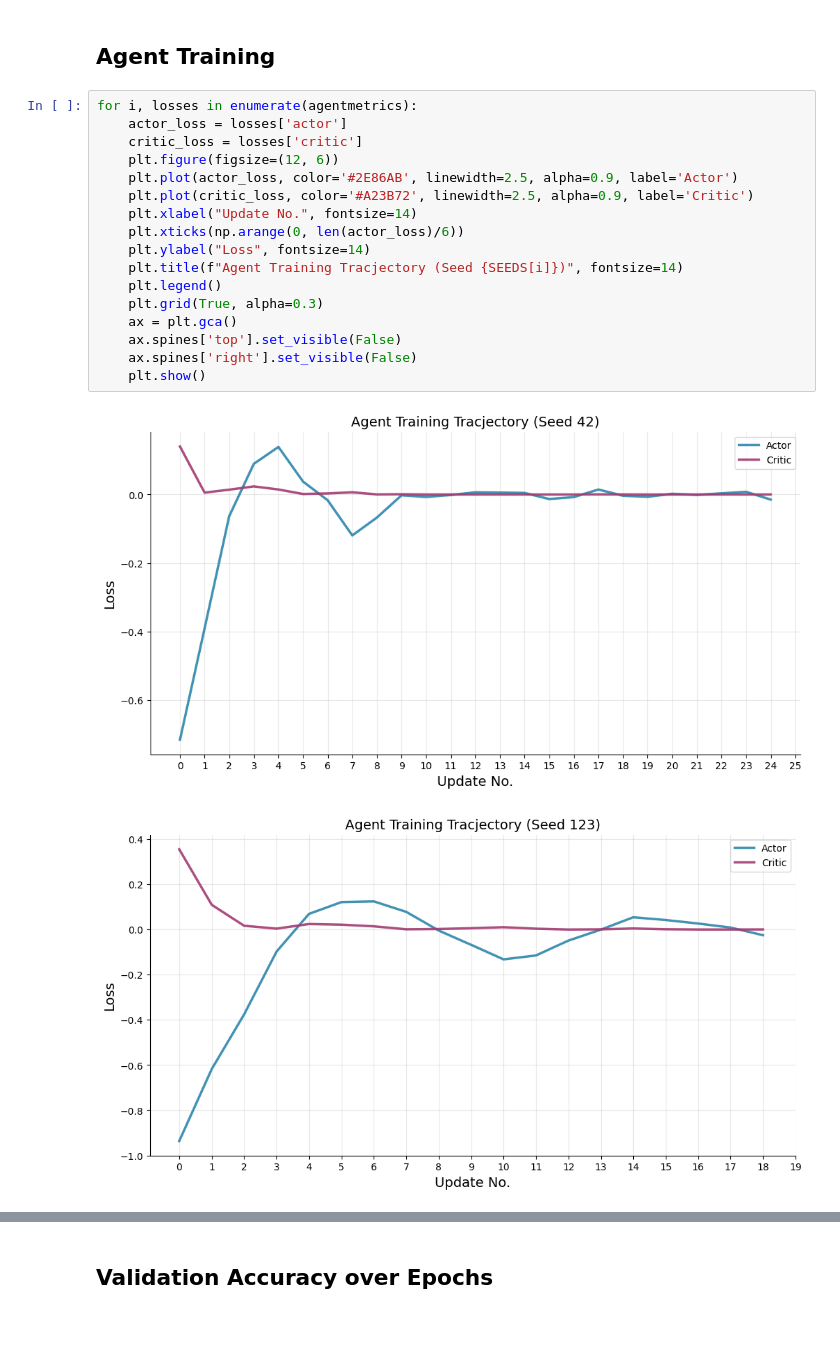
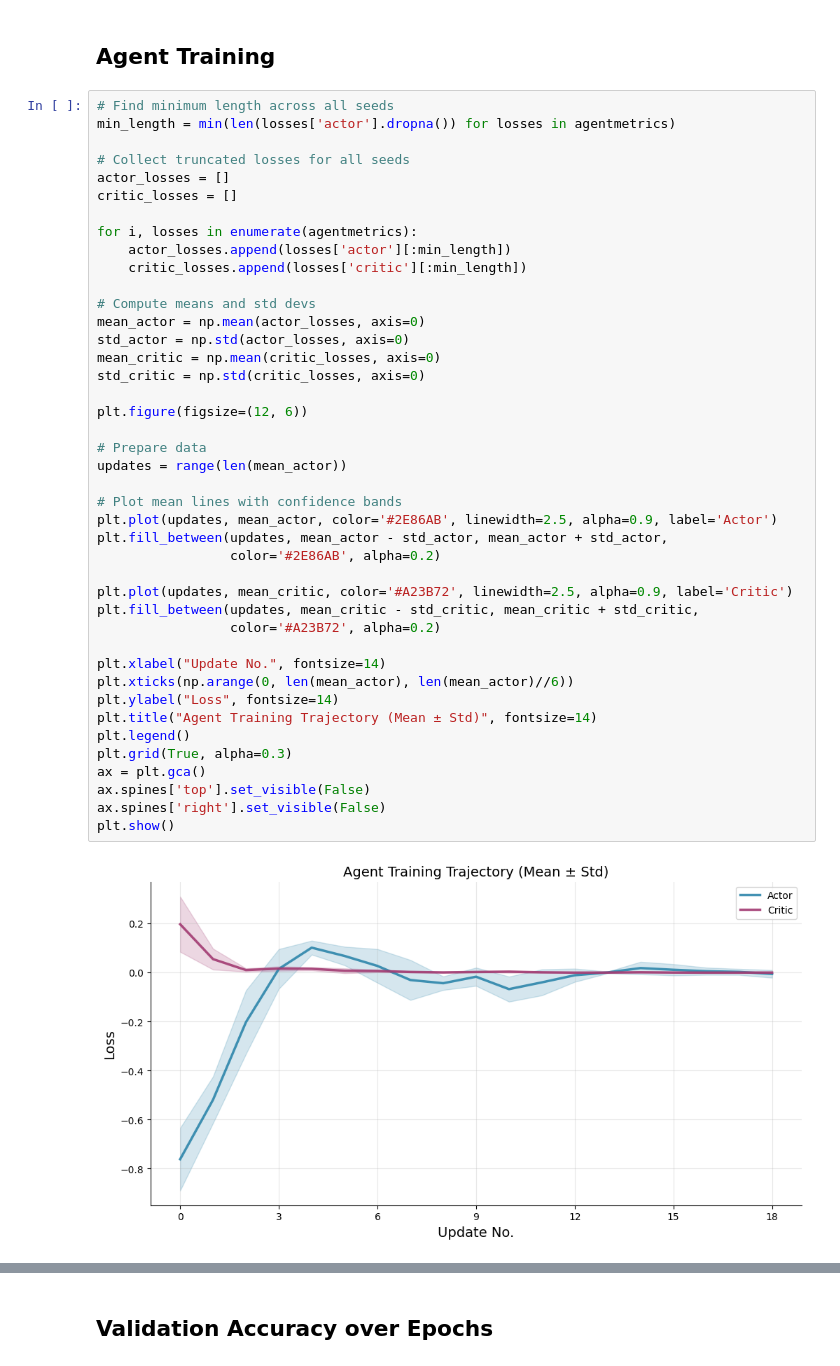
Before and after one commit to LiebenHaider/RLExam, a Jupyter notebook: src/Plots.ipynb, the cells around one changed output, grey strips where cells are left out. Cells and saved outputs as stored; diff of their text form; blank space fills up the shorter version.

```diff
--- a/src/Plots.ipynb
+++ b/src/Plots.ipynb
@@ -114,22 +141,46 @@ for i, seed in enumerate(SEEDS):
 # %% [markdown]
 ## Agent Training
 # %%
+# Find minimum length across all seeds
+min_length = min(len(losses['actor'].dropna()) for losses in agentmetrics)
+
+# Collect truncated losses for all seeds
+actor_losses = []
+critic_losses = []
+
 for i, losses in enumerate(agentmetrics):
-    actor_loss = losses['actor']
-    critic_loss = losses['critic']
-    plt.figure(figsize=(12, 6))
-    plt.plot(actor_loss, color='#2E86AB', linewidth=2.5, alpha=0.9, label='Actor')
-    plt.plot(critic_loss, color='#A23B72', linewidth=2.5, alpha=0.9, label='Critic')
-    plt.xlabel("Update No.", fontsize=14)
-    plt.xticks(np.arange(0, len(actor_loss)/6))
-    plt.ylabel("Loss", fontsize=14)
-    plt.title(f"Agent Training Tracjectory (Seed {SEEDS[i]})", fontsize=14)
-    plt.legend()
-    plt.grid(True, alpha=0.3)
-    ax = plt.gca()
-    ax.spines['top'].set_visible(False)
-    ax.spines['right'].set_visible(False)
-    plt.show()
+    actor_losses.append(losses['actor'][:min_length])
+    critic_losses.append(losses['critic'][:min_length])
+
+# Compute means and std devs
+mean_actor = np.mean(actor_losses, axis=0)
+std_actor = np.std(actor_losses, axis=0)
+mean_critic = np.mean(critic_losses, axis=0)
+std_critic = np.std(critic_losses, axis=0)
+
+plt.figure(figsize=(12, 6))
+
+# Prepare data
+updates = range(len(mean_actor))
+
+# Plot mean lines with confidence bands
+plt.plot(updates, mean_actor, color='#2E86AB', linewidth=2.5, alpha=0.9, label='Actor')
+plt.fill_between(updates, mean_actor - std_actor, mean_actor + std_actor,
+                 color='#2E86AB', alpha=0.2)
+
+plt.plot(updates, mean_critic, color='#A23B72', linewidth=2.5, alpha=0.9, label='Critic')
+plt.fill_between(updates, mean_critic - std_critic, mean_critic + std_critic,
+                 color='#A23B72', alpha=0.2)
+
+plt.xlabel("Update No.", fontsize=14)
+plt.xticks(np.arange(0, len(mean_actor), len(mean_actor)//6))
+plt.ylabel("Loss", fontsize=14)
+plt.title("Agent Training Trajectory (Mean ± Std)", fontsize=14)
+plt.legend()
+plt.grid(True, alpha=0.3)
+ax = plt.gca()
+ax.spines['top'].set_visible(False)
+ax.spines['right'].set_visible(False)
+plt.show()
 # %% [output]
-[figure, old version]
+[figure, new version]
-[figure, removed]
```
Also changed, not shown: parts of 6 cells of this notebook.
